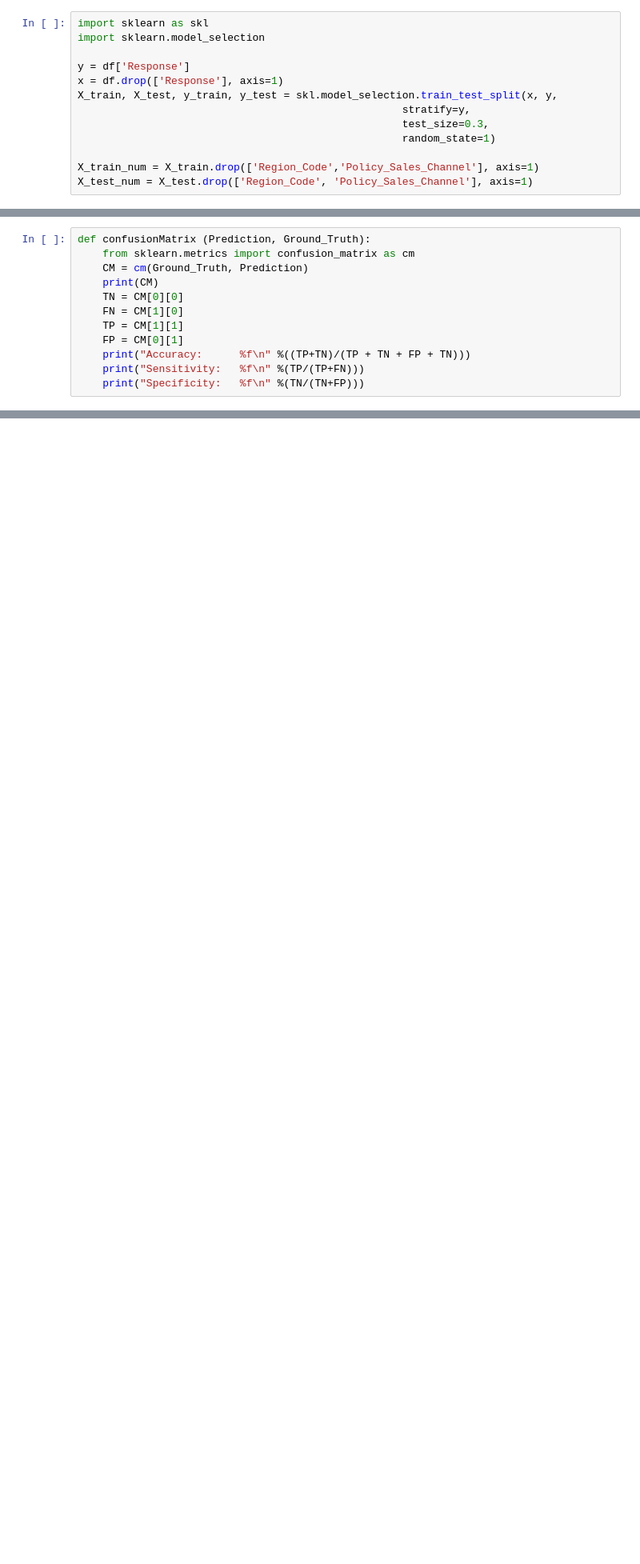
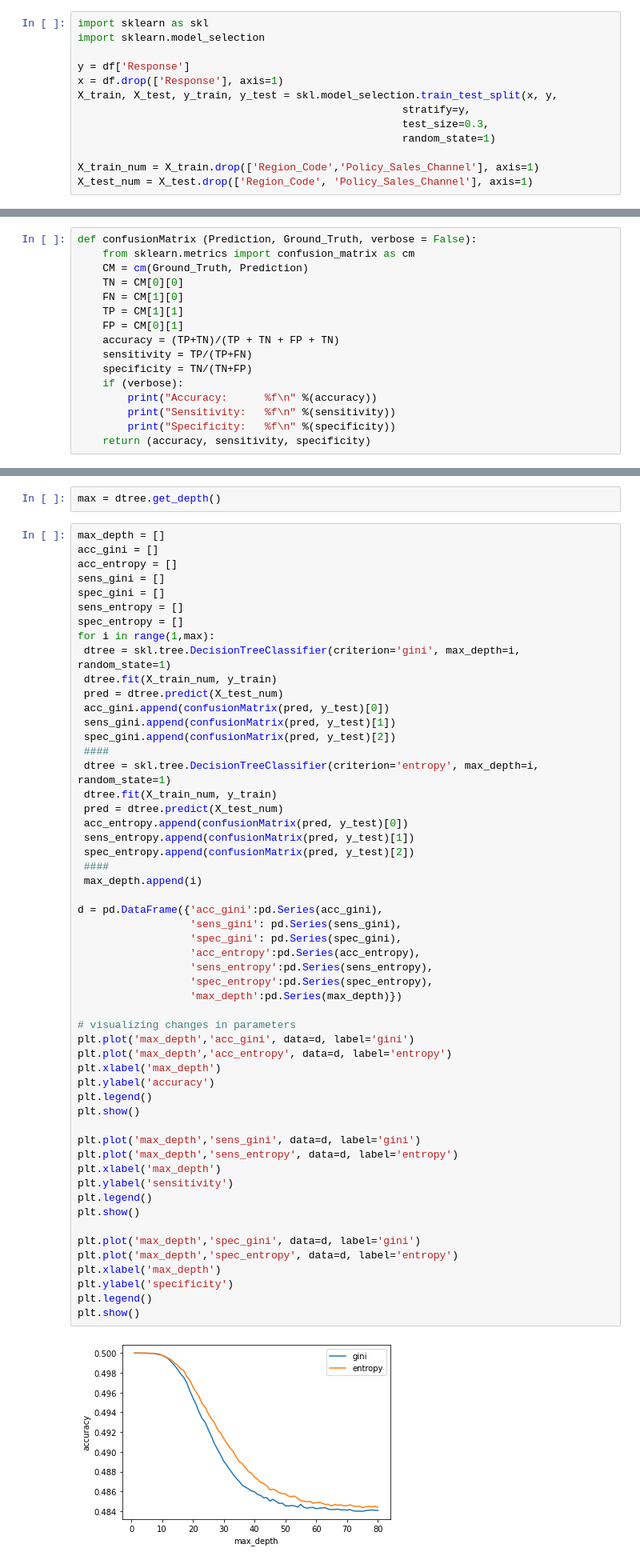
Before and after one commit to Plachido/insurance, a Jupyter notebook: insurance.ipynb, the cells around one changed output, grey strips where cells are left out. Shown at 80% size. Cells and saved outputs as stored; diff of their text form; blank space fills up the shorter version.

```diff
--- a/insurance.ipynb
+++ b/insurance.ipynb
@@ -128,13 +126,17 @@ y_pred = decision_tree.predict(X_test_num)
 # %%
-def confusionMatrix (Prediction, Ground_Truth):
+def confusionMatrix (Prediction, Ground_Truth, verbose = False):
     from sklearn.metrics import confusion_matrix as cm
     CM = cm(Ground_Truth, Prediction)
-    print(CM)
     TN = CM[0][0]
     FN = CM[1][0]
     TP = CM[1][1]
     FP = CM[0][1]
-    print("Accuracy:      %f\n" %((TP+TN)/(TP + TN + FP + TN)))
-    print("Sensitivity:   %f\n" %(TP/(TP+FN)))
-    print("Specificity:   %f\n" %(TN/(TN+FP)))
+    accuracy = (TP+TN)/(TP + TN + FP + TN)
+    sensitivity = TP/(TP+FN)
+    specificity = TN/(TN+FP)
+    if (verbose):
+        print("Accuracy:      %f\n" %(accuracy))
+        print("Sensitivity:   %f\n" %(sensitivity))
+        print("Specificity:   %f\n" %(specificity))
+    return (accuracy, sensitivity, specificity)
 # %%
@@ -141,0 +146,58 @@ confusionMatrix(y_pred, y_test)
+# %%
+max = dtree.get_depth()
+# %%
+max_depth = []
+acc_gini = []
+acc_entropy = []
+sens_gini = []
+spec_gini = []
+sens_entropy = []
+spec_entropy = []
+for i in range(1,max):
+ dtree = skl.tree.DecisionTreeClassifier(criterion='gini', max_depth=i, random_state=1)
+ dtree.fit(X_train_num, y_train)
+ pred = dtree.predict(X_test_num)
+ acc_gini.append(confusionMatrix(pred, y_test)[0])
+ sens_gini.append(confusionMatrix(pred, y_test)[1])
+ spec_gini.append(confusionMatrix(pred, y_test)[2])
+ ####
+ dtree = skl.tree.DecisionTreeClassifier(criterion='entropy', max_depth=i, random_state=1)
+ dtree.fit(X_train_num, y_train)
+ pred = dtree.predict(X_test_num)
+ acc_entropy.append(confusionMatrix(pred, y_test)[0])
+ sens_entropy.append(confusionMatrix(pred, y_test)[1])
+ spec_entropy.append(confusionMatrix(pred, y_test)[2])
+ ####
+ max_depth.append(i)
+
+d = pd.DataFrame({'acc_gini':pd.Series(acc_gini),
+                  'sens_gini': pd.Series(sens_gini),
+                  'spec_gini': pd.Series(spec_gini),
+                  'acc_entropy':pd.Series(acc_entropy),
+                  'sens_entropy':pd.Series(sens_entropy),
+                  'spec_entropy':pd.Series(spec_entropy),
+                  'max_depth':pd.Series(max_depth)})
+
+# visualizing changes in parameters
+plt.plot('max_depth','acc_gini', data=d, label='gini')
+plt.plot('max_depth','acc_entropy', data=d, label='entropy')
+plt.xlabel('max_depth')
+plt.ylabel('accuracy')
+plt.legend()
+plt.show()
+
+plt.plot('max_depth','sens_gini', data=d, label='gini')
+plt.plot('max_depth','sens_entropy', data=d, label='entropy')
+plt.xlabel('max_depth')
+plt.ylabel('sensitivity')
+plt.legend()
+plt.show()
+
+plt.plot('max_depth','spec_gini', data=d, label='gini')
+plt.plot('max_depth','spec_entropy', data=d, label='entropy')
+plt.xlabel('max_depth')
+plt.ylabel('specificity')
+plt.legend()
+plt.show()
+# %% [output]
+[figure, added]
```
Also changed, not shown: parts of 5 cells of this notebook, 1 other file.
